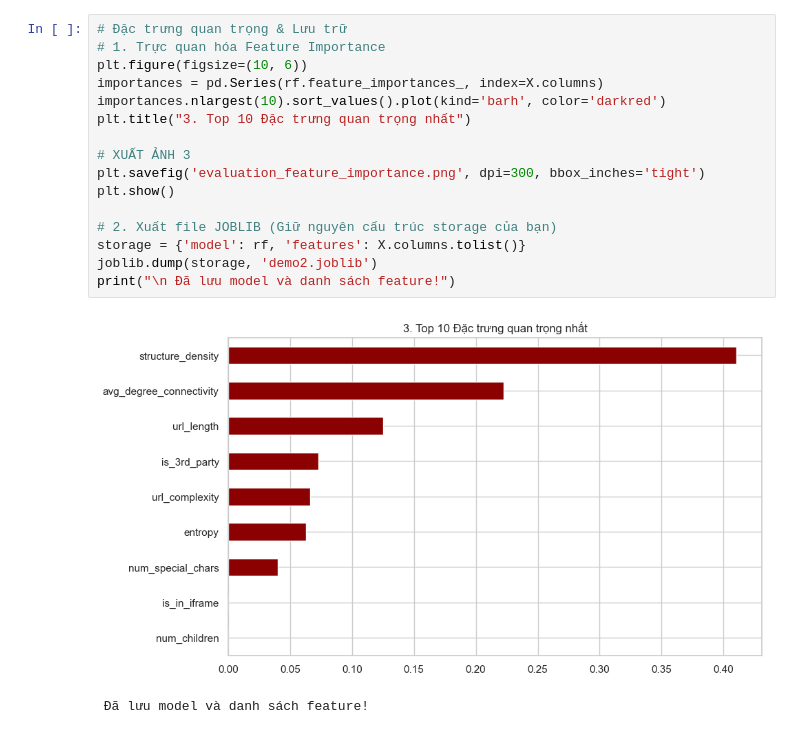
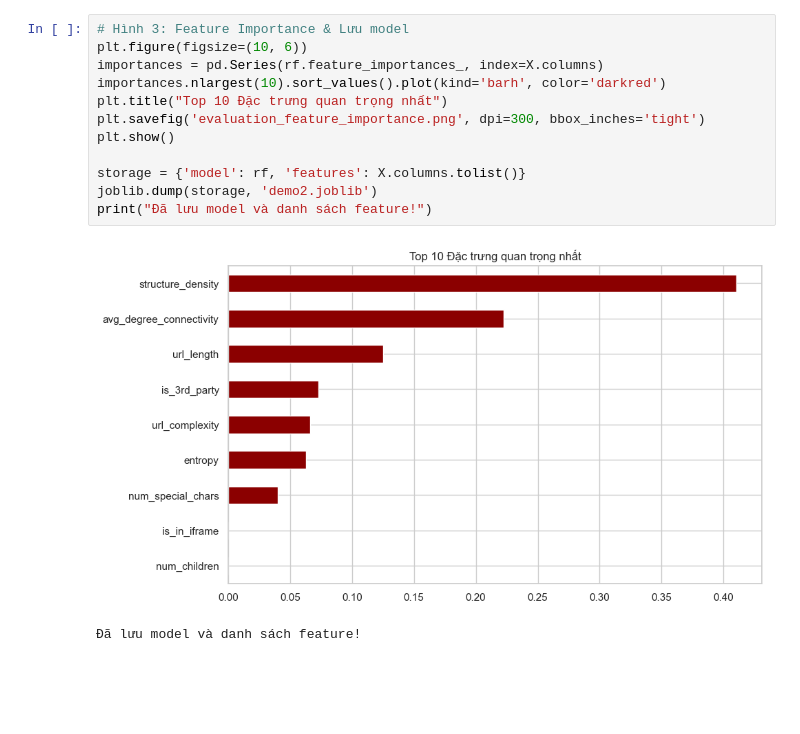
Before and after one commit to hoanglonglpgxxx/email-digest, a Jupyter notebook: final_adblocker/dataset2/demo2.ipynb, the cells around one changed output. Saved outputs shown, nothing was run; the diff lists cells and outputs as text; blank space fills up the shorter version.

```diff
--- a/final_adblocker/dataset2/demo2.ipynb
+++ b/final_adblocker/dataset2/demo2.ipynb
@@ -110,18 +92,14 @@ weighted avg       0.94      0.91      0.92      5869
 # %%
-# Đặc trưng quan trọng & Lưu trữ
-# 1. Trực quan hóa Feature Importance
+# Hình 3: Feature Importance & Lưu model
 plt.figure(figsize=(10, 6))
 importances = pd.Series(rf.feature_importances_, index=X.columns)
 importances.nlargest(10).sort_values().plot(kind='barh', color='darkred')
-plt.title("3. Top 10 Đặc trưng quan trọng nhất")
-
-# XUẤT ẢNH 3
+plt.title("Top 10 Đặc trưng quan trọng nhất")
 plt.savefig('evaluation_feature_importance.png', dpi=300, bbox_inches='tight')
 plt.show()
 
-# 2. Xuất file JOBLIB (Giữ nguyên cấu trúc storage của bạn)
 storage = {'model': rf, 'features': X.columns.tolist()}
 joblib.dump(storage, 'demo2.joblib')
-print("\n Đã lưu model và danh sách feature!")
+print("Đã lưu model và danh sách feature!")
 # %% [output]
-[figure, old version]
+[figure, new version]
```
Also changed, not shown: parts of 7 cells of this notebook, 18 other files.
